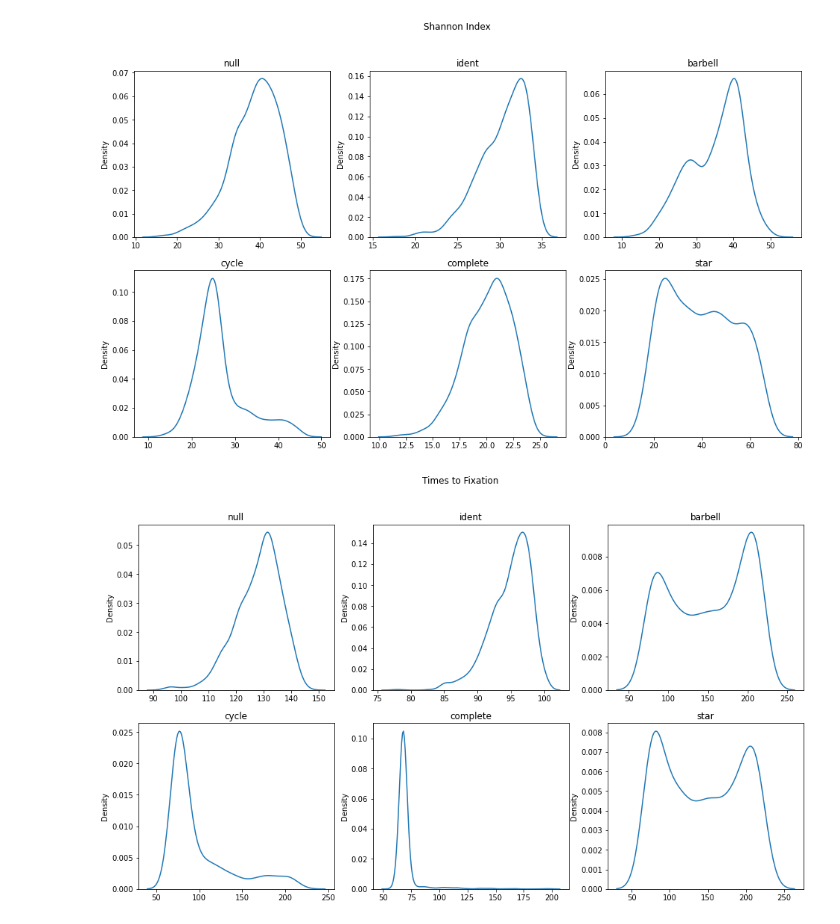
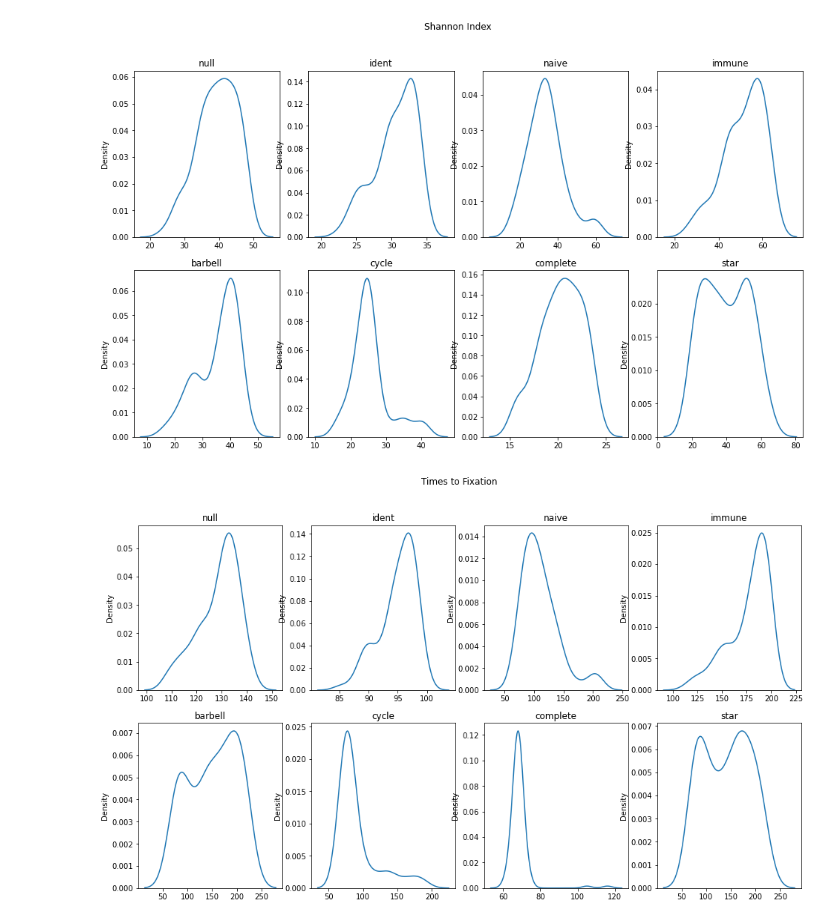
Before and after one commit to DJSiddharthVader/Simulations-02712-Project, a Jupyter notebook: src/patterns_analysis.ipynb, the cells around one changed output. Cells and saved outputs as stored; diff of their text form; code cells hidden in the pictures.

Commit message:
Updated plots to include naive and immune matrix patterns

```diff
--- a/src/patterns_analysis.ipynb
+++ b/src/patterns_analysis.ipynb
@@ -108,22 +108,25 @@ big_df.reset_index(drop=True)
 # Create pattern dataframes
 null_df = big_df.loc[big_df['pattern'] == 'null']
 ident_df = big_df.loc[big_df['pattern'] == 'ident']
+naive_df = big_df.loc[big_df['pattern'] == 'naive']
+immune_df = big_df.loc[big_df['pattern'] == 'immune']
 barbell_df = big_df.loc[big_df['pattern'] == 'barbell']
 cycle_df = big_df.loc[big_df['pattern'] == 'cycle']
 complete_df = big_df.loc[big_df['pattern'] == 'complete']
 star_df = big_df.loc[big_df['pattern'] == 'star']
+
+# Create list to hold all pattern dataframes
+all_pattern_dfs = [null_df, ident_df, naive_df, immune_df, barbell_df, cycle_df, complete_df, star_df]
 # %%
 # growth rate plots
 # x axis = metric range, y axis = frequency
-
-all_pattern_dfs = [null_df, ident_df, barbell_df, cycle_df, complete_df, star_df]
 
 plt.figure(figsize=(16, 9))
 
 i=1
 for pattern_df in all_pattern_dfs:
     vals = pattern_df['growth_rate'].values
-    plt.subplot(2, 3, i)
+    plt.subplot(2, 4, i)
     plt.title(pattern_df['pattern'].values[0])
     sns.kdeplot(vals)
     i += 1
@@ -135,15 +138,13 @@ plt.show()
 # %%
 # skewness plots
 # x axis = metric range, y axis = frequency
-
-all_pattern_dfs = [null_df, ident_df, barbell_df, cycle_df, complete_df, star_df]
 
 plt.figure(figsize=(16, 9))
 
 i=1
 for pattern_df in all_pattern_dfs:
     vals = pattern_df['skewness'].values
-    plt.subplot(2, 3, i)
+    plt.subplot(2, 4, i)
     plt.title(pattern_df['pattern'].values[0])
     sns.kdeplot(vals)
     i += 1
@@ -155,15 +156,13 @@ plt.show()
 # %%
 # shannon index plots
 # x axis = metric range, y axis = frequency
-
-all_pattern_dfs = [null_df, ident_df, barbell_df, cycle_df, complete_df, star_df]
 
 plt.figure(figsize=(16, 9))
 
 i=1
 for pattern_df in all_pattern_dfs:
     vals = pattern_df['shannon index'].values
-    plt.subplot(2, 3, i)
+    plt.subplot(2, 4, i)
     plt.title(pattern_df['pattern'].values[0])
     sns.kdeplot(vals)
     i += 1
@@ -171,24 +170,22 @@ for pattern_df in all_pattern_dfs:
 plt.suptitle('Shannon Index')
 plt.show()
 # %% [output]
-[figure, old version]
+[figure, new version]
 # %%
 # fixation time plots
 # x axis = metric range, y axis = frequency
-
-all_pattern_dfs = [null_df, ident_df, barbell_df, cycle_df, complete_df, star_df]
 
 plt.figure(figsize=(16, 9))
 
 i=1
 for pattern_df in all_pattern_dfs:
     vals = pattern_df['fixation_time'].values
-    plt.subplot(2, 3, i)
+    plt.subplot(2, 4, i)
     plt.title(pattern_df['pattern'].values[0])
     sns.kdeplot(vals)
     i += 1
 
 plt.suptitle('Times to Fixation')
 plt.show()
 # %% [output]
-[figure, old version]
+[figure, new version]
```
Also changed, not shown: parts of 5 cells of this notebook.
